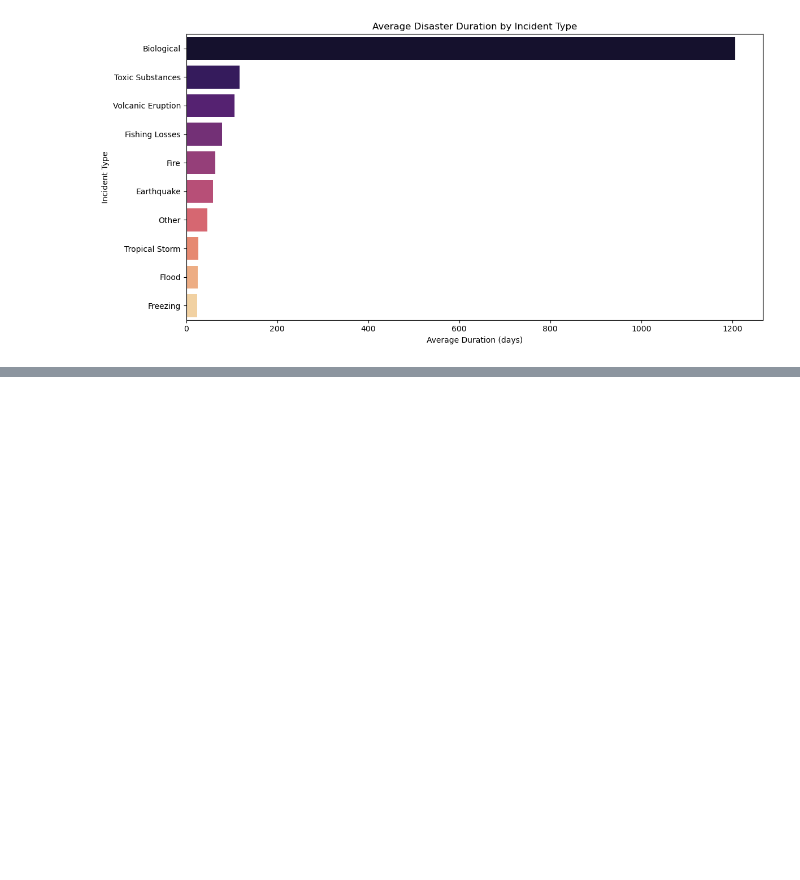
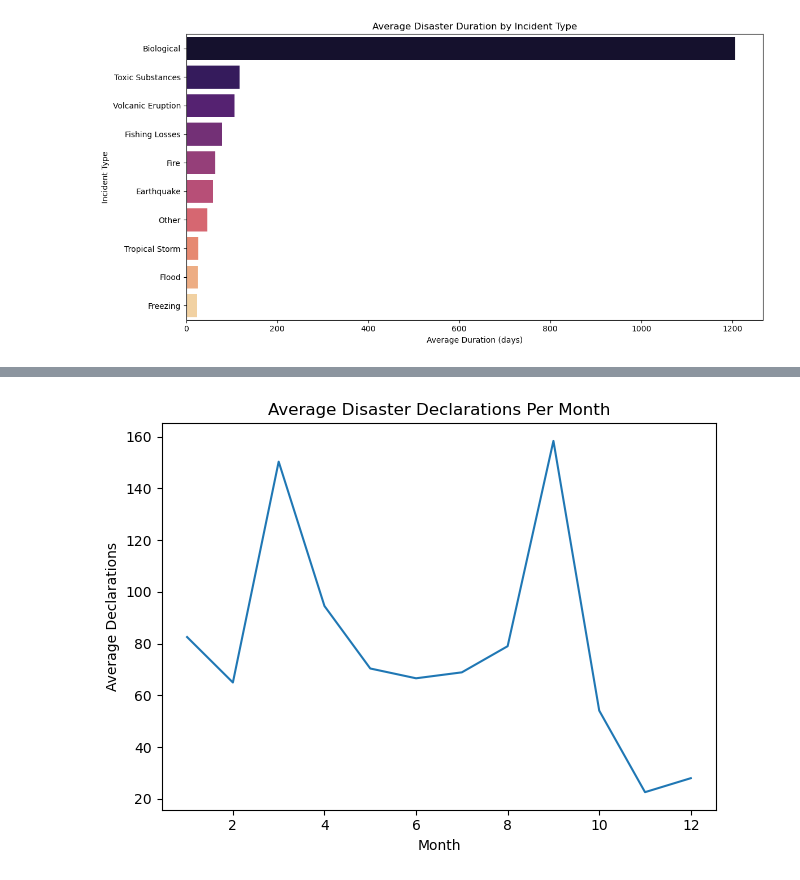
Before and after one commit to OnkarDevkar/Visualizing-US-Natural-Disaster-Declarations, a Jupyter notebook: Data Cleaning/notebooks/EDA.ipynb, the cells around one changed output, grey strips where cells are left out. Drawn from its saved outputs; the diff is of its cells as text; code cells hidden in the pictures; blank space fills up the shorter version.

```diff
--- a/Data Cleaning/notebooks/EDA.ipynb
+++ b/Data Cleaning/notebooks/EDA.ipynb
@@ -3,3 +18,14 @@
 import pandas as pd
 import matplotlib.pyplot as plt
 import seaborn as sns
+
+import pandas as pd
+import numpy as np
+import matplotlib.pyplot as plt
+import os
+
+# Set path where charts will be saved
+visuals_path = r"D:\My Project\Visualizing US Natural Disaster Declarations\Visuals"
+os.makedirs(visuals_path, exist_ok=True)
+
+print("Libraries imported successfully.")
@@ -254,0 +305,14 @@ Passing `palette` without assigning `hue` is deprecated and will be removed in v
+# %%
+avg_monthly = df.groupby('month')['year'].count() / df['year'].nunique()
+
+plt.figure()
+avg_monthly.plot()
+plt.title("Average Disaster Declarations Per Month")
+plt.xlabel("Month")
+plt.ylabel("Average Declarations")
+plt.tight_layout()
+
+plt.savefig(os.path.join(visuals_path, "06_Average_Monthly_Declarations.png"))
+plt.show()
+# %% [output]
+[figure, added]
```
Also changed, not shown: parts of 15 cells of this notebook, 11 other files.
